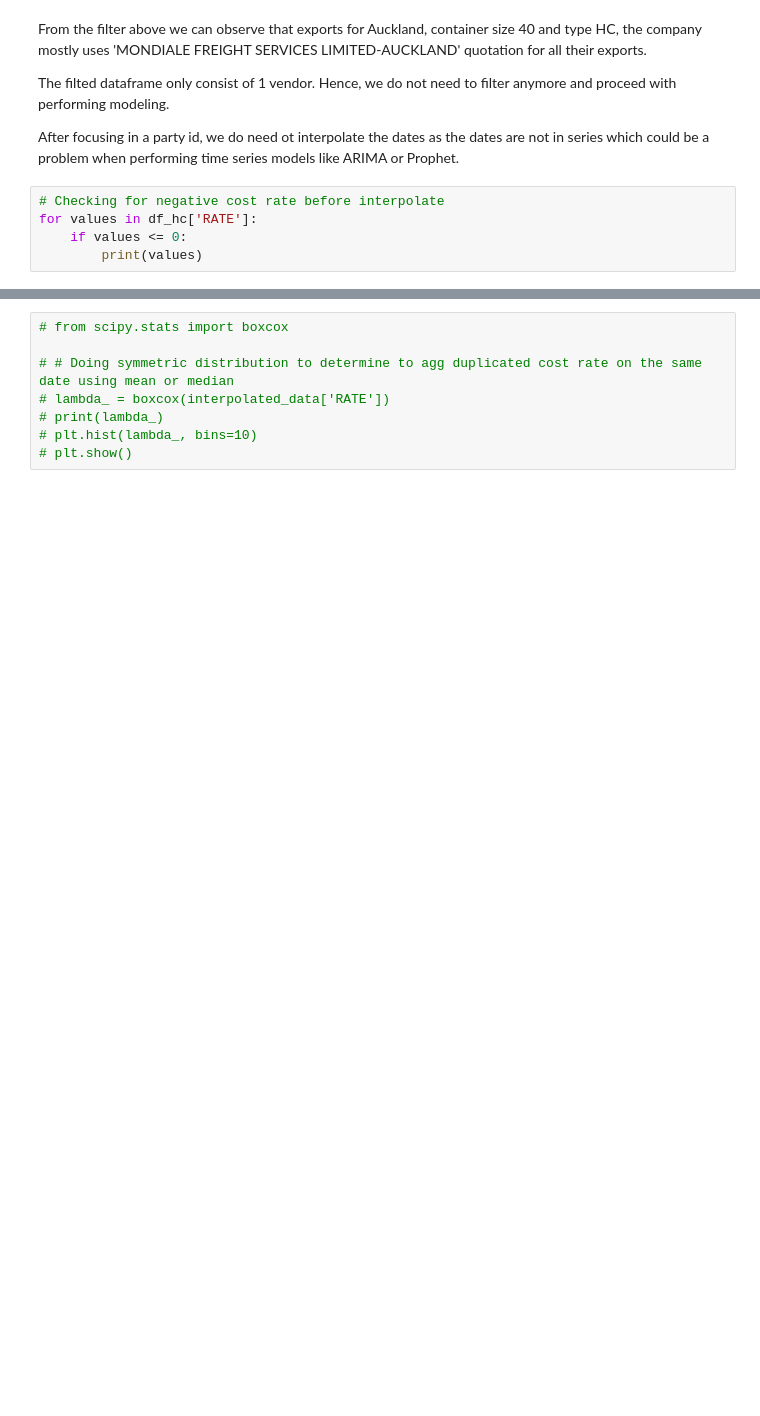
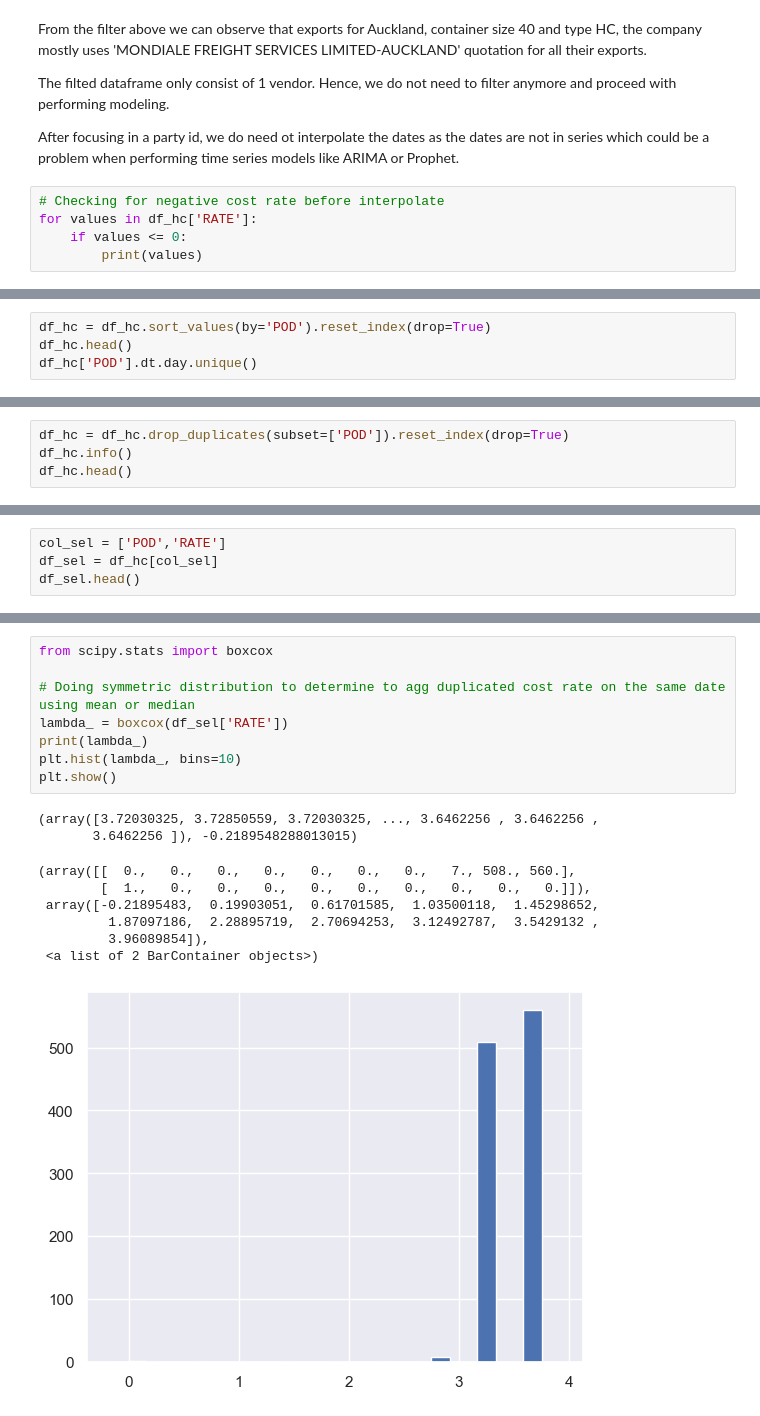
Before and after one commit to aloysiuswjw/Cost-Rate-Analysis, a Jupyter notebook: filterFC.ipynb, the cells around one changed output, grey strips where cells are left out. Cells and saved outputs as stored; diff of their text form; blank space fills up the shorter version.

```diff
--- a/filterFC.ipynb
+++ b/filterFC.ipynb
@@ -163,0 +346,4 @@ OSError: could not get source code
+# %%
+df_hc = df_hc.sort_values(by='POD').reset_index(drop=True)
+df_hc.head()
+df_hc['POD'].dt.day.unique()
@@ -163,0 +360,4 @@ OSError: could not get source code
+# %%
+df_hc = df_hc.drop_duplicates(subset=['POD']).reset_index(drop=True)
+df_hc.info()
+df_hc.head()
@@ -163,0 +388,4 @@ OSError: could not get source code
+# %%
+col_sel = ['POD','RATE']
+df_sel = df_hc[col_sel]
+df_sel.head()
@@ -164,9 +399,19 @@ OSError: could not get source code
 # %%
-# from scipy.stats import boxcox
+from scipy.stats import boxcox
 
-# # Doing symmetric distribution to determine to agg duplicated cost rate on the same date using mean or median
-# lambda_ = boxcox(interpolated_data['RATE'])
-# print(lambda_)
-# plt.hist(lambda_, bins=10)
-# plt.show()
+# Doing symmetric distribution to determine to agg duplicated cost rate on the same date using mean or median
+lambda_ = boxcox(df_sel['RATE'])
+print(lambda_)
+plt.hist(lambda_, bins=10)
+plt.show()
+# %% [output]
+(array([3.72030325, 3.72850559, 3.72030325, ..., 3.6462256 , 3.6462256 ,
+       3.6462256 ]), -0.2189548288013015)
+(array([[  0.,   0.,   0.,   0.,   0.,   0.,   0.,   7., 508., 560.],
+        [  1.,   0.,   0.,   0.,   0.,   0.,   0.,   0.,   0.,   0.]]),
+ array([-0.21895483,  0.19903051,  0.61701585,  1.03500118,  1.45298652,
+         1.87097186,  2.28895719,  2.70694253,  3.12492787,  3.5429132 ,
+         3.96089854]),
+ <a list of 2 BarContainer objects>)
+[figure, added]
 # %% [markdown]
```
Also changed, not shown: parts of 29 cells of this notebook, 4 other files.
